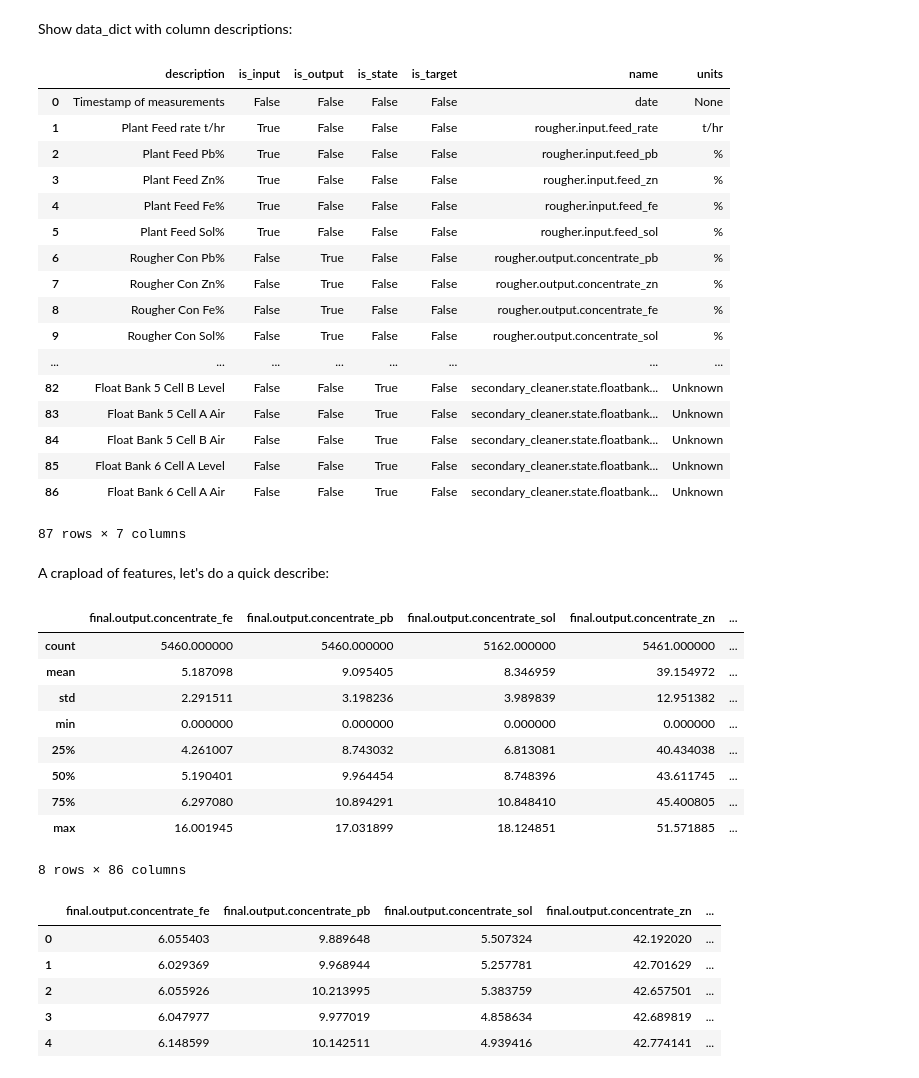
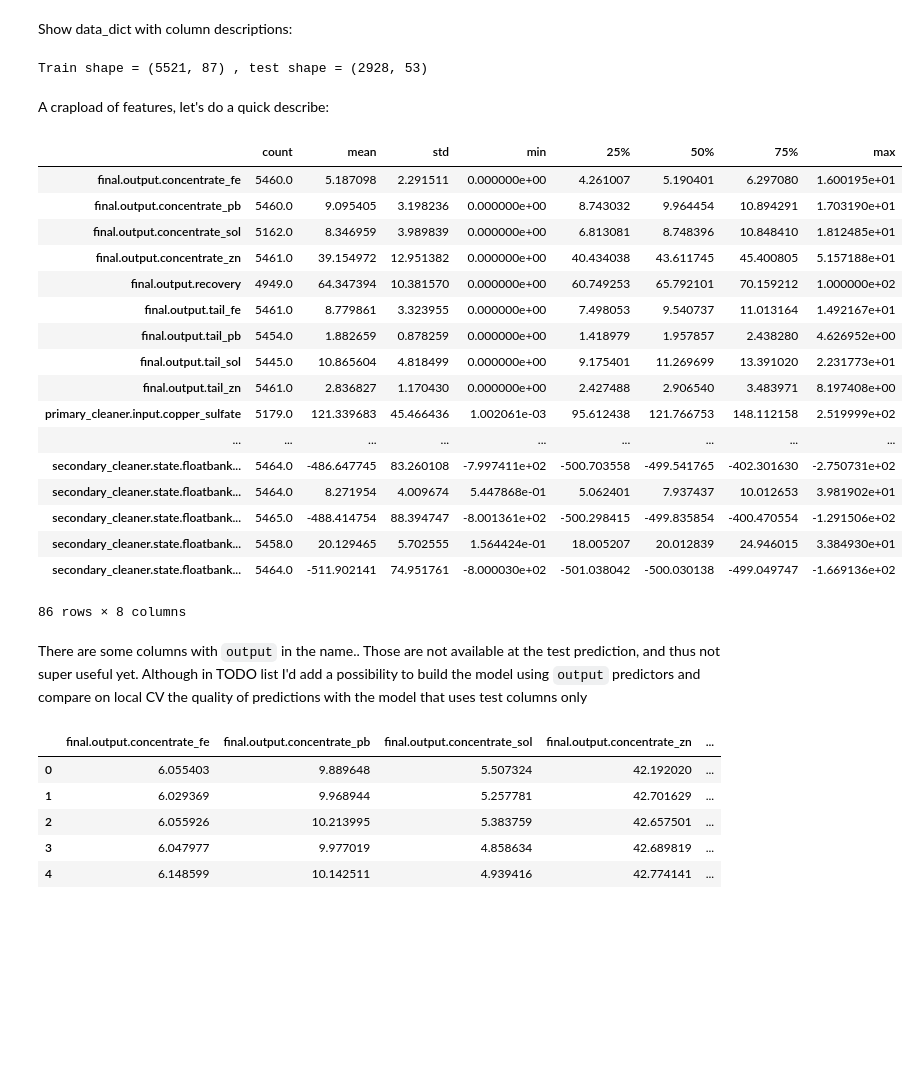
Before and after one commit to AntonBiryukovUofC/unearthed-zinc, a Jupyter notebook: notebooks/BasicEDA.ipynb, the cells around one changed output. Cells and saved outputs as stored; diff of their text form; code cells hidden in the pictures; blank space fills up the shorter version.

```diff
--- a/notebooks/BasicEDA.ipynb
+++ b/notebooks/BasicEDA.ipynb
@@ -3,47 +3,45 @@ import pandas as pd
 import seaborn as sns
 import numpy as np
 import altair as alt
+import matplotlib.pyplot as plt
 
-df_train = pd.read_csv(r'../data/interim/train_data/2016_train.csv')
-data_dict = pd.read_json(r'../data/interim/data_dictionary_v1.json')
+import os
+
+
+df_train = pd.read_csv('../data/interim/train_data/2016_train.csv')
+data_dict = pd.read_json('../data/interim/data_dictionary_v1.json')
+df_test = pd.read_csv('../data/interim/test_data/2016_test.csv')
 # %% [markdown]
 Show data_dict with column descriptions:
-# %%
-data_dict
-# %% [output]
-|  | description | is_input | is_output | is_state | is_target | name | units |
-| 0 | Timestamp of measurements | False | False | False | False | date | None |
-| 1 | Plant Feed rate t/hr | True | False | False | False | rougher.input.feed_rate | t/hr |
-| 2 | Plant Feed Pb% | True | False | False | False | rougher.input.feed_pb | % |
-| 3 | Plant Feed Zn% | True | False | False | False | rougher.input.feed_zn | % |
-| 4 | Plant Feed Fe% | True | False | False | False | rougher.input.feed_fe | % |
-| 5 | Plant Feed Sol% | True | False | False | False | rougher.input.feed_sol | % |
-| 6 | Rougher Con Pb% | False | True | False | False | rougher.output.concentrate_pb | % |
-| 7 | Rougher Con Zn% | False | True | False | False | rougher.output.concentrate_zn | % |
-| 8 | Rougher Con Fe% | False | True | False | False | rougher.output.concentrate_fe | % |
-| 9 | Rougher Con Sol% | False | True | False | False | rougher.output.concentrate_sol | % |
-| ... | ... | ... | ... | ... | ... | ... | ... |
-| 82 | Float Bank 5 Cell B Level | False | False | True | False | secondary_cleaner.state.floatbank... | Unknown |
-| 83 | Float Bank 5 Cell A Air | False | False | True | False | secondary_cleaner.state.floatbank... | Unknown |
-| 84 | Float Bank 5 Cell B Air | False | False | True | False | secondary_cleaner.state.floatbank... | Unknown |
-| 85 | Float Bank 6 Cell A Level | False | False | True | False | secondary_cleaner.state.floatbank... | Unknown |
-| 86 | Float Bank 6 Cell A Air | False | False | True | False | secondary_cleaner.state.floatbank... | Unknown |
-87 rows × 7 columns
+# %%
+print(f'Train shape = {df_train.shape} , test shape = {df_test.shape}')
+# %% [output]
+Train shape = (5521, 87) , test shape = (2928, 53)
 # %% [markdown]
 A crapload of features, let's do a quick describe:
 # %%
-df_train.describe()
+df_train.describe().T
 # %% [output]
-|  | final.output.concentrate_fe | final.output.concentrate_pb | final.output.concentrate_sol | final.output.concentrate_zn | ... |
-| count | 5460.000000 | 5460.000000 | 5162.000000 | 5461.000000 | ... |
-| mean | 5.187098 | 9.095405 | 8.346959 | 39.154972 | ... |
-| std | 2.291511 | 3.198236 | 3.989839 | 12.951382 | ... |
-| min | 0.000000 | 0.000000 | 0.000000 | 0.000000 | ... |
-| 25% | 4.261007 | 8.743032 | 6.813081 | 40.434038 | ... |
-| 50% | 5.190401 | 9.964454 | 8.748396 | 43.611745 | ... |
-| 75% | 6.297080 | 10.894291 | 10.848410 | 45.400805 | ... |
-| max | 16.001945 | 17.031899 | 18.124851 | 51.571885 | ... |
+|  | count | mean | std | min | 25% | 50% | 75% | max |
+| final.output.concentrate_fe | 5460.0 | 5.187098 | 2.291511 | 0.000000e+00 | 4.261007 | 5.190401 | 6.297080 | 1.600195e+01 |
+| final.output.concentrate_pb | 5460.0 | 9.095405 | 3.198236 | 0.000000e+00 | 8.743032 | 9.964454 | 10.894291 | 1.703190e+01 |
+| final.output.concentrate_sol | 5162.0 | 8.346959 | 3.989839 | 0.000000e+00 | 6.813081 | 8.748396 | 10.848410 | 1.812485e+01 |
+| final.output.concentrate_zn | 5461.0 | 39.154972 | 12.951382 | 0.000000e+00 | 40.434038 | 43.611745 | 45.400805 | 5.157188e+01 |
+| final.output.recovery | 4949.0 | 64.347394 | 10.381570 | 0.000000e+00 | 60.749253 | 65.792101 | 70.159212 | 1.000000e+02 |
+| final.output.tail_fe | 5461.0 | 8.779861 | 3.323955 | 0.000000e+00 | 7.498053 | 9.540737 | 11.013164 | 1.492167e+01 |
+| final.output.tail_pb | 5454.0 | 1.882659 | 0.878259 | 0.000000e+00 | 1.418979 | 1.957857 | 2.438280 | 4.626952e+00 |
+| final.output.tail_sol | 5445.0 | 10.865604 | 4.818499 | 0.000000e+00 | 9.175401 | 11.269699 | 13.391020 | 2.231773e+01 |
+| final.output.tail_zn | 5461.0 | 2.836827 | 1.170430 | 0.000000e+00 | 2.427488 | 2.906540 | 3.483971 | 8.197408e+00 |
+| primary_cleaner.input.copper_sulfate | 5179.0 | 121.339683 | 45.466436 | 1.002061e-03 | 95.612438 | 121.766753 | 148.112158 | 2.519999e+02 |
+| ... | ... | ... | ... | ... | ... | ... | ... | ... |
+| secondary_cleaner.state.floatbank... | 5464.0 | -486.647745 | 83.260108 | -7.997411e+02 | -500.703558 | -499.541765 | -402.301630 | -2.750731e+02 |
+| secondary_cleaner.state.floatbank... | 5464.0 | 8.271954 | 4.009674 | 5.447868e-01 | 5.062401 | 7.937437 | 10.012653 | 3.981902e+01 |
+| secondary_cleaner.state.floatbank... | 5465.0 | -488.414754 | 88.394747 | -8.001361e+02 | -500.298415 | -499.835854 | -400.470554 | -1.291506e+02 |
+| secondary_cleaner.state.floatbank... | 5458.0 | 20.129465 | 5.702555 | 1.564424e-01 | 18.005207 | 20.012839 | 24.946015 | 3.384930e+01 |
+| secondary_cleaner.state.floatbank... | 5464.0 | -511.902141 | 74.951761 | -8.000030e+02 | -501.038042 | -500.030138 | -499.049747 | -1.669136e+02 |
-8 rows × 86 columns
+86 rows × 8 columns
+# %% [markdown]
+There are some columns with `output` in the name.. Those are not available at the test prediction, and thus not super useful yet. Although in TODO list I'd add a possibility to build the model using `output` predictors and compare on local CV the quality of predictions with the model that uses test columns only
 # %%
 df_train.filter(regex = 'output',axis =1).head()
 # %% [output]
```
Also changed, not shown: parts of 9 cells of this notebook, 4 other files.
